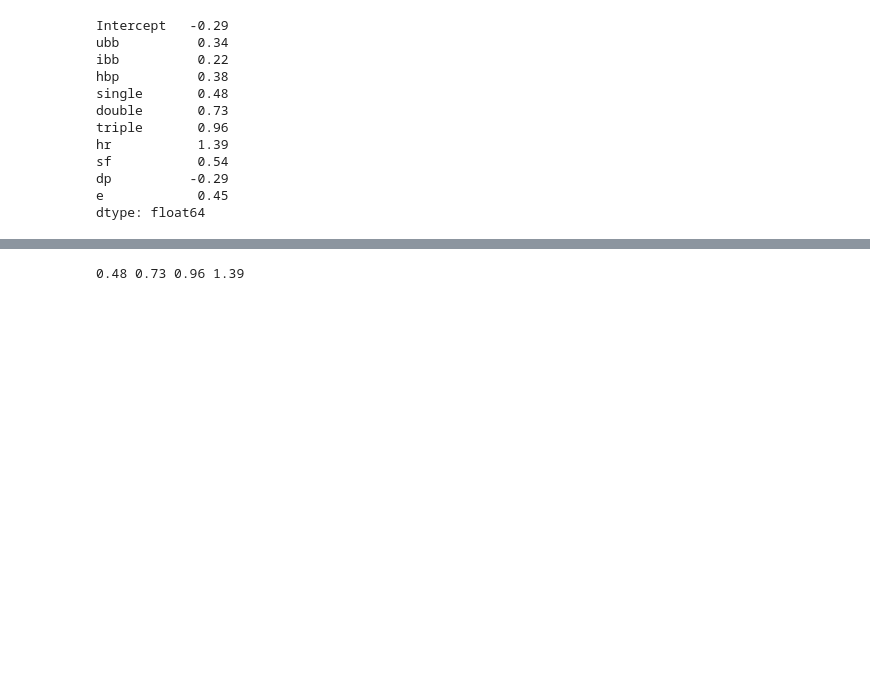
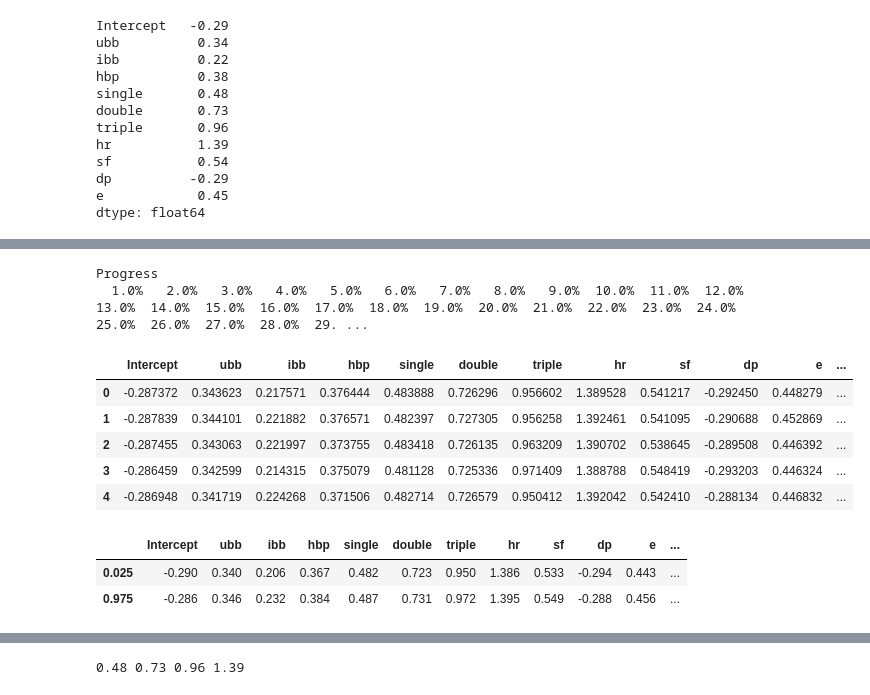
Before and after one commit to sdiehl28/baseball-analytics, a Jupyter notebook: baseball_jupyter_nb/04_LinearWeights_CSV.ipynb, the cells around one changed output, grey strips where cells are left out. Saved outputs shown, nothing was run; the diff lists cells and outputs as text; code cells hidden in the pictures; blank space fills up the shorter version.

```diff
--- a/baseball_jupyter_nb/04_LinearWeights_CSV.ipynb
+++ b/baseball_jupyter_nb/04_LinearWeights_CSV.ipynb
@@ -255,0 +266,35 @@ result.conf_int().round(3)
+# %%
+# Bootstrap
+cols = np.append(result.params.index.values, 'r_squared_adj')
+df = pd.DataFrame(columns=cols)
+np.random.seed(100)
+bootstrap_replicates = 500
+print('Progress')
+for b in range(bootstrap_replicates):
+    idx = np.random.choice(range(len(inn_8)), size=len(inn_8), replace=True)
+    model = smf.ols(formula=formula, data=inn_8.iloc[idx])
+    result = model.fit()
+    if not (b+1) % 5:
+        print(f'{(b+1)*100/bootstrap_replicates:5.1f}%', end=' ')
+    tmp = result.params.to_frame().T
+    tmp['r_squared_adj'] = result.rsquared_adj
+    df = df.append(tmp, ignore_index=True)
+# %% [output]
+Progress
+  1.0%   2.0%   3.0%   4.0%   5.0%   6.0%   7.0%   8.0%   9.0%  10.0%  11.0%  12.0%  13.0%  14.0%  15.0%  16.0%  17.0%  18.0%  19.0%  20.0%  21.0%  22.0%  23.0%  24.0%  25.0%  26.0%  27.0%  28.0%  29. ...
+# %%
+df.head()
+# %% [output]
+|  | Intercept | ubb | ibb | hbp | single | double | triple | hr | sf | dp | e | ... |
+| 0 | -0.287372 | 0.343623 | 0.217571 | 0.376444 | 0.483888 | 0.726296 | 0.956602 | 1.389528 | 0.541217 | -0.292450 | 0.448279 | ... |
+| 1 | -0.287839 | 0.344101 | 0.221882 | 0.376571 | 0.482397 | 0.727305 | 0.956258 | 1.392461 | 0.541095 | -0.290688 | 0.452869 | ... |
+| 2 | -0.287455 | 0.343063 | 0.221997 | 0.373755 | 0.483418 | 0.726135 | 0.963209 | 1.390702 | 0.538645 | -0.289508 | 0.446392 | ... |
+| 3 | -0.286459 | 0.342599 | 0.214315 | 0.375079 | 0.481128 | 0.725336 | 0.971409 | 1.388788 | 0.548419 | -0.293203 | 0.446324 | ... |
+| 4 | -0.286948 | 0.341719 | 0.224268 | 0.371506 | 0.482714 | 0.726579 | 0.950412 | 1.392042 | 0.542410 | -0.288134 | 0.446832 | ... |
+# %%
+# 95% confidence intervals (CI)
+df.quantile(q=[0.025, 0.975]).round(3)
+# %% [output]
+|  | Intercept | ubb | ibb | hbp | single | double | triple | hr | sf | dp | e | ... |
+| 0.025 | -0.290 | 0.340 | 0.206 | 0.367 | 0.482 | 0.723 | 0.950 | 1.386 | 0.533 | -0.294 | 0.443 | ... |
+| 0.975 | -0.286 | 0.346 | 0.232 | 0.384 | 0.487 | 0.731 | 0.972 | 1.395 | 0.549 | -0.288 | 0.456 | ... |
```
Also changed, not shown: parts of 17 cells of this notebook.
